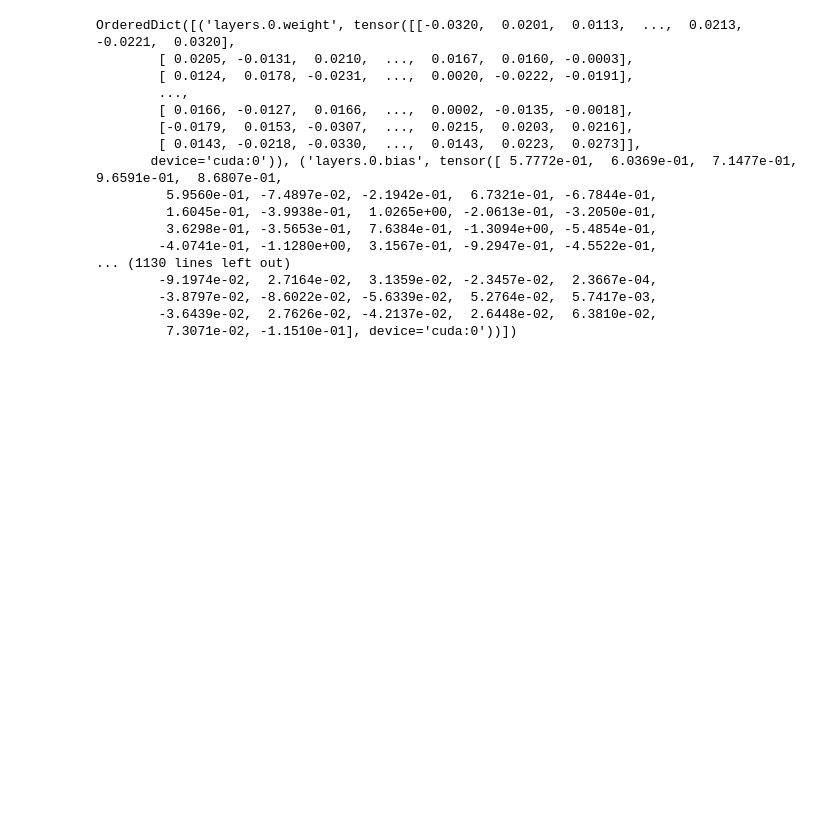
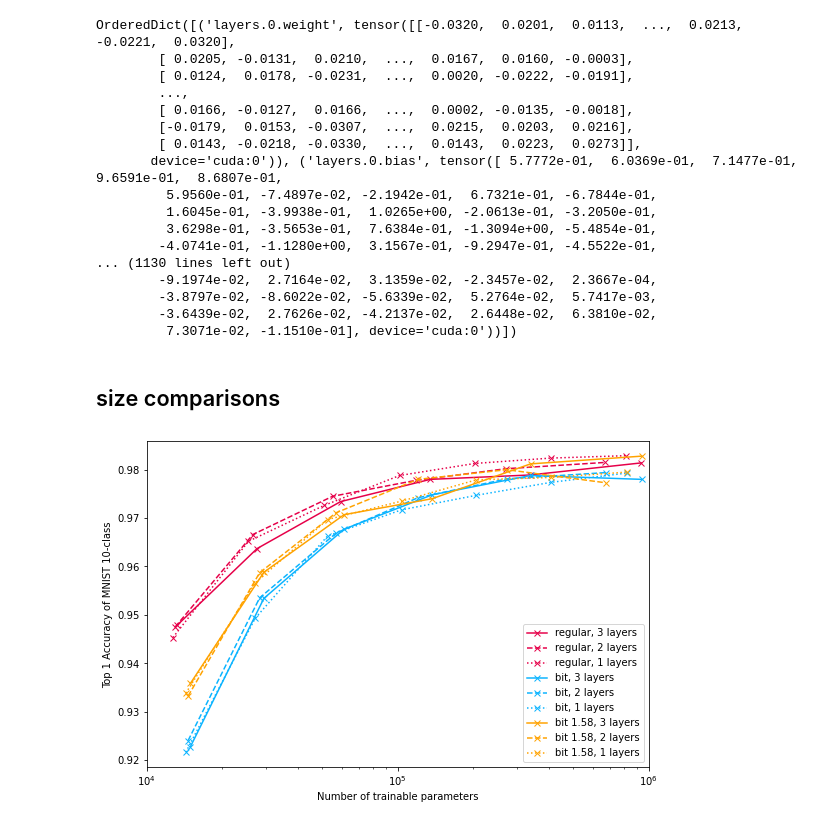
Before and after one commit to ramonpeter/hep-bitnet, a Jupyter notebook: examples/MNIST/MNIST.ipynb, the cells around one changed output. Saved outputs shown, nothing was run; the diff lists cells and outputs as text; code cells hidden in the pictures; blank space fills up the shorter version.

```diff
--- a/examples/MNIST/MNIST.ipynb
+++ b/examples/MNIST/MNIST.ipynb
@@ -741,3 +741,5 @@ OrderedDict([('layers.0.weight', tensor([[-0.0320,  0.0201,  0.0113,  ...,  0.02
         -3.8797e-02, -8.6022e-02, -5.6339e-02,  5.2764e-02,  5.7417e-03,
         -3.6439e-02,  2.7626e-02, -4.2137e-02,  2.6448e-02,  6.3810e-02,
          7.3071e-02, -1.1510e-01], device='cuda:0'))])
+# %% [markdown]
+## size comparisons
@@ -743,0 +779,27 @@ OrderedDict([('layers.0.weight', tensor([[-0.0320,  0.0201,  0.0113,  ...,  0.02
+# %%
+plt.figure(figsize=(9,6), facecolor='white')
+
+colors = ["#e60049", "#0bb4ff", "#ffa300"]
+styles = ["solid", "dashed", "dotted"]
+
+plt.plot(regular_3_num, regular_3,"x",color=colors[0], label="regular, 3 layers", ls=styles[0])
+plt.plot(regular_2_num, regular_2,"x",color=colors[0], label="regular, 2 layers", ls=styles[1])
+plt.plot(regular_1_num, regular_1,"x",color=colors[0], label="regular, 1 layers", ls=styles[2])
+
+plt.plot(bit_3_num, bit_3,"x",color=colors[1], label="bit, 3 layers", ls=styles[0])
+plt.plot(bit_2_num, bit_2,"x",color=colors[1], label="bit, 2 layers", ls=styles[1])
+plt.plot(bit_1_num, bit_1,"x",color=colors[1], label="bit, 1 layers", ls=styles[2])
+
+plt.plot(bit158_3_num, bit158_3,"x",color=colors[2], label="bit 1.58, 3 layers", ls=styles[0])
+plt.plot(bit158_2_num, bit158_2,"x",color=colors[2], label="bit 1.58, 2 layers", ls=styles[1])
+plt.plot(bit158_1_num, bit158_1,"x",color=colors[2], label="bit 1.58, 1 layers", ls=styles[2])
+
+
+plt.ylabel("Top 1 Accuracy of MNIST 10-class")
+plt.xlabel("Number of trainable parameters")
+plt.xscale('log')
+plt.xlim([1e4, 1e6])
+plt.legend(loc='lower right')
+plt.show()
+# %% [output]
+[figure, added]
```
Also changed, not shown: parts of 9 cells of this notebook, 1 other file.
